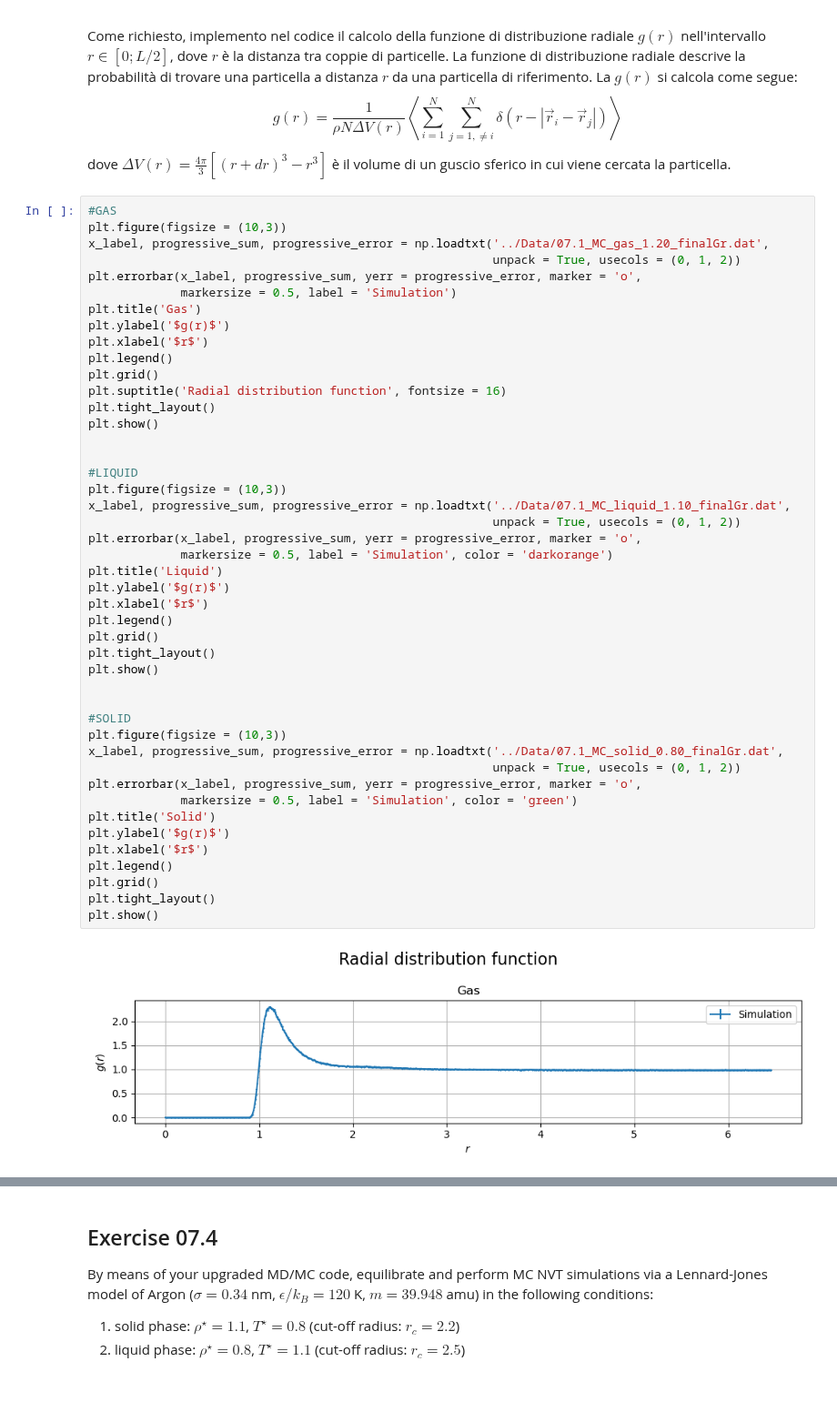
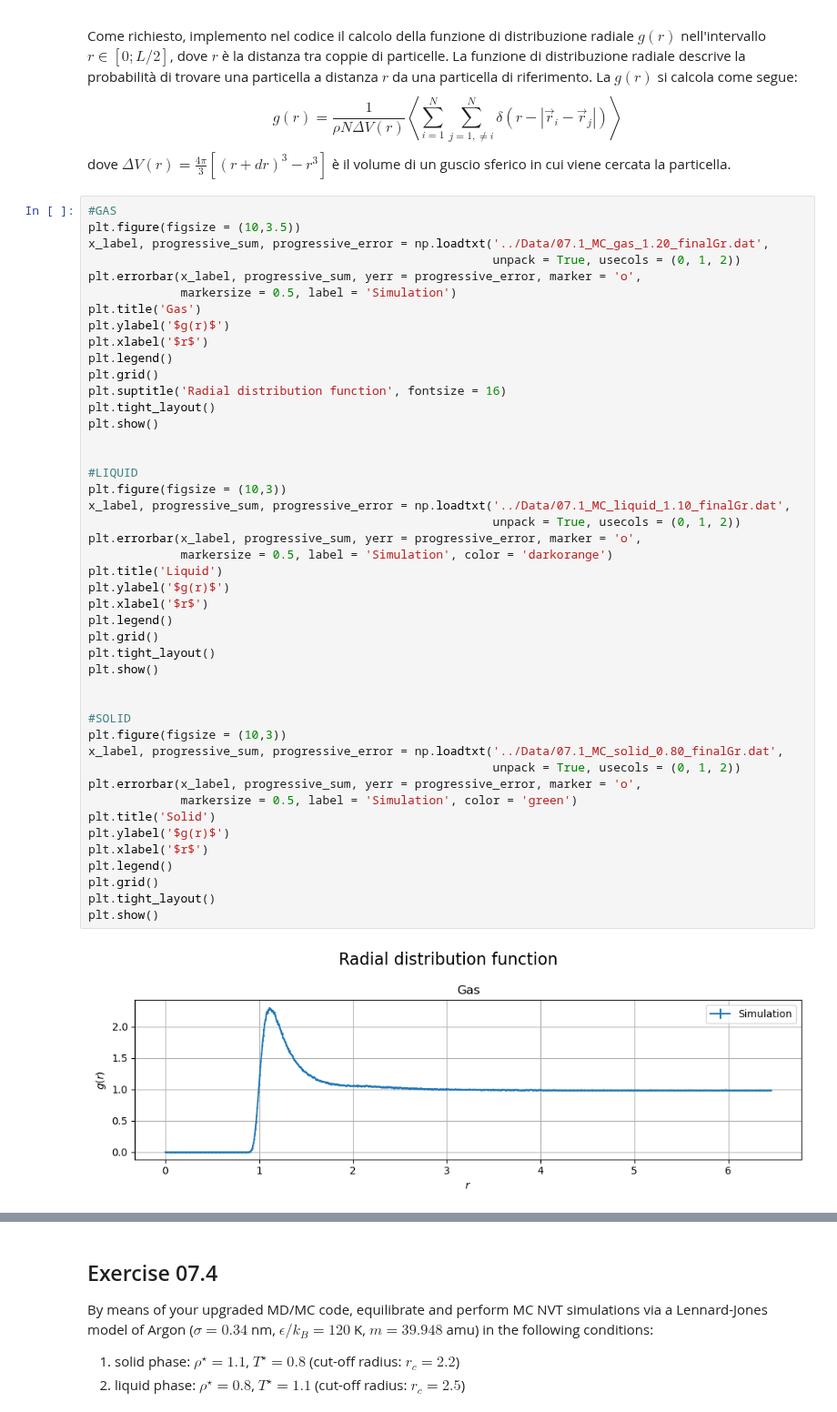
Before and after one commit to matteopicciolini/Numeric-Simulation-Laboratory, a Jupyter notebook: JupyterNotebooks/Exercises_07.ipynb, the cells around one changed output, grey strips where cells are left out. Shown at 91% size. Cells and saved outputs as stored; diff of their text form; blank space fills up the shorter version.

```diff
--- a/JupyterNotebooks/Exercises_07.ipynb
+++ b/JupyterNotebooks/Exercises_07.ipynb
@@ -234,7 +234,7 @@ $$
 dove $\Delta V(r) = \frac{4\pi}{3}\left[(r+dr)^3-r^3\right]$ è il volume di un guscio sferico in cui viene cercata la particella.
 # %%
 #GAS
-plt.figure(figsize = (10,3))
+plt.figure(figsize = (10,3.5))
 x_label, progressive_sum, progressive_error = np.loadtxt('../Data/07.1_MC_gas_1.20_finalGr.dat',
                                                          unpack = True, usecols = (0, 1, 2))
 plt.errorbar(x_label, progressive_sum, yerr = progressive_error, marker = 'o',
@@ -251,34 +251,34 @@ plt.show()
 
 #LIQUID
 plt.figure(figsize = (10,3))
 x_label, progressive_sum, progressive_error = np.loadtxt('../Data/07.1_MC_liquid_1.10_finalGr.dat',
                                                          unpack = True, usecols = (0, 1, 2))
 plt.errorbar(x_label, progressive_sum, yerr = progressive_error, marker = 'o',
              markersize = 0.5, label = 'Simulation', color = 'darkorange')
 plt.title('Liquid')
 plt.ylabel('$g(r)$')
 plt.xlabel('$r$')
 plt.legend()
 plt.grid()
 plt.tight_layout()
 plt.show()
 
 
 #SOLID
 plt.figure(figsize = (10,3))
 x_label, progressive_sum, progressive_error = np.loadtxt('../Data/07.1_MC_solid_0.80_finalGr.dat',
                                                          unpack = True, usecols = (0, 1, 2))
 plt.errorbar(x_label, progressive_sum, yerr = progressive_error, marker = 'o',
              markersize = 0.5, label = 'Simulation', color = 'green')
 plt.title('Solid')
 plt.ylabel('$g(r)$')
 plt.xlabel('$r$')
 plt.legend()
 plt.grid()
 plt.tight_layout()
 plt.show()
 # %% [output]
-[figure, old version]
+[figure, new version]
 [figure]
 [figure]
 # %% [markdown]
```
Also changed, not shown: parts of 1 cell of this notebook, 14 other files.
